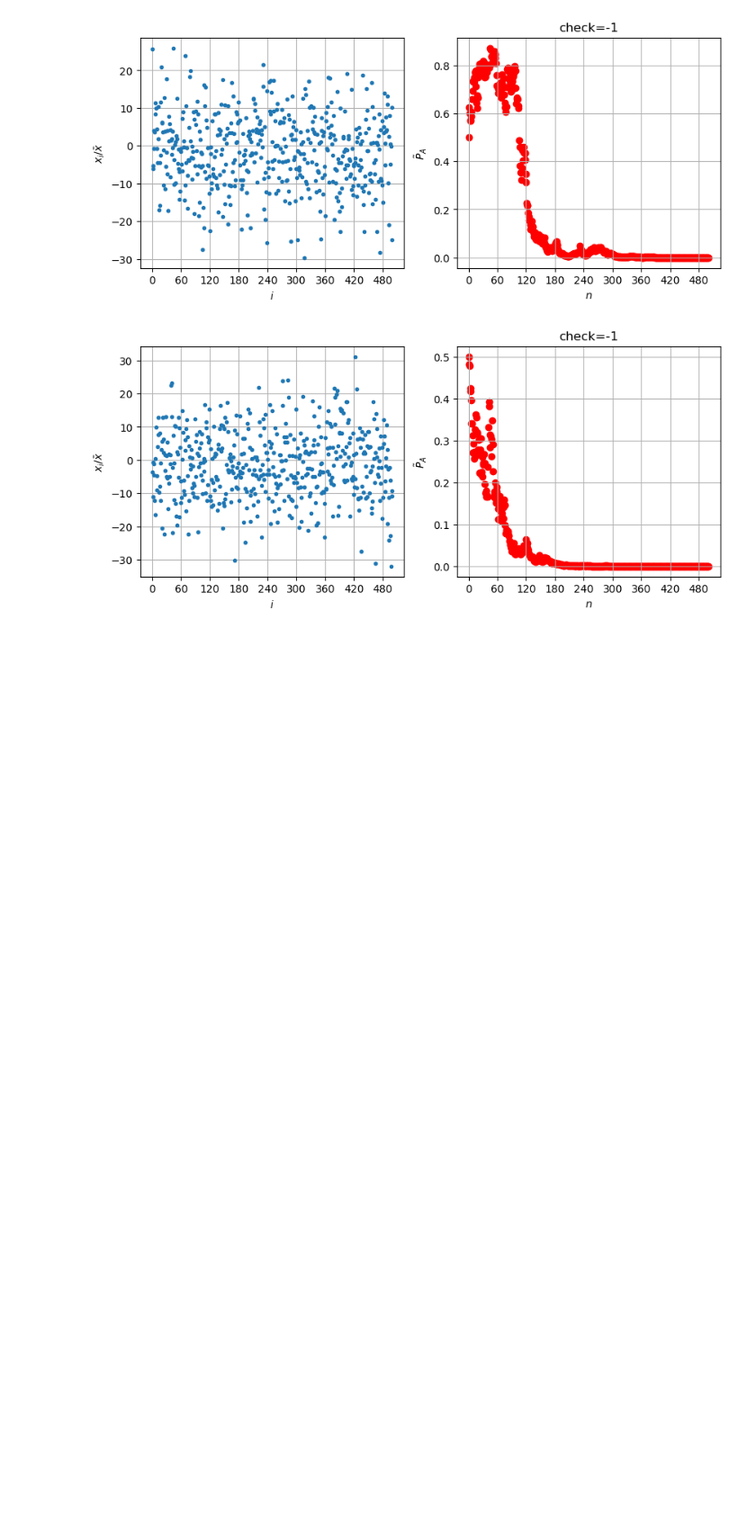
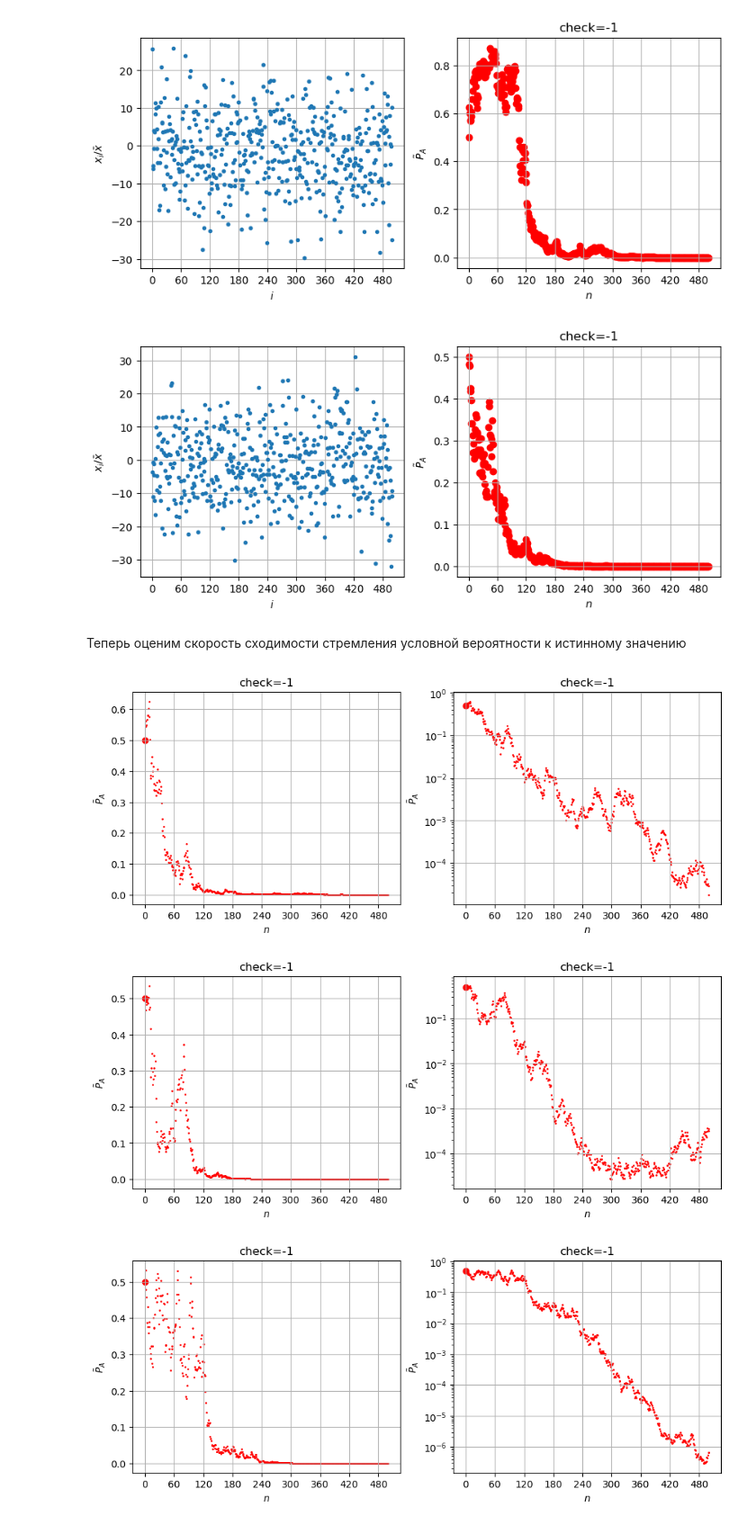
Before and after one commit to maxkway/sci, a Jupyter notebook: Bayesian Inference.ipynb, the cells around one changed output. Shown at 90% size. Saved outputs shown, nothing was run; the diff lists cells and outputs as text; code cells hidden in the pictures; blank space fills up the shorter version.

```diff
--- a/Bayesian Inference.ipynb
+++ b/Bayesian Inference.ipynb
@@ -299,3 +260,53 @@ for i in range(10):
 [figure]
 [figure]
 [figure]
+# %% [markdown]
+Теперь оценим скорость сходимости стремления условной вероятности к истинному значению
+# %%
+N=500
+sigma = 10
+
+for i in range(10):
+    lambda_star = -1
+
+    sample_x = sigma*np.random.normal(size=N) + lambda_star
+
+    fig,axs = plt.subplots(1,2, figsize=(11,4))
+
+
+
+    def get_P_x_A(x):
+        return 1/np.sqrt(2*np.pi*sigma**2)*np.exp(-1/2*(x-1)**2/sigma**2)
+    def get_P_x_B(x):
+        return 1/np.sqrt(2*np.pi*sigma**2)*np.exp(-1/2*(x+1)**2/sigma**2)
+
+    p_A = 1/2
+    p_B = 1/2
+
+    n=0
+    axs[0].scatter(n, p_A, color='red')
+    axs[0].grid()
+
+    axs[1].scatter(n, p_A, color='red')
+    axs[1].grid()
+
+    for x in sample_x:
+        p_A = get_P_x_A(x) * p_A / ( get_P_x_A(x) * p_A + get_P_x_B(x) * p_B)
+        p_B = 1 - p_A
+        n +=1
+        axs[0].scatter(n, p_A, color='red', s=1)
+        axs[1].scatter(n, p_A, color='red', s=1)
+    axs[0].set_xlabel(r'$n$')
+    axs[0].set_ylabel(r'$\tilde{P}_A$')
+    axs[0].xaxis.set_major_locator(MaxNLocator(integer=True))
+    axs[0].set_title(f'check={lambda_star}')
+
+    axs[1].set_xlabel(r'$n$')
+    axs[1].set_ylabel(r'$\tilde{P}_A$')
+    axs[1].xaxis.set_major_locator(MaxNLocator(integer=True))
+    axs[1].set_title(f'check={lambda_star}')
+    axs[1].set_yscale('log')
+# %% [output]
+[figure, added]
+[figure, added]
+[figure, added]
```
Also changed, not shown: parts of 19 cells of this notebook, 4 other files.
